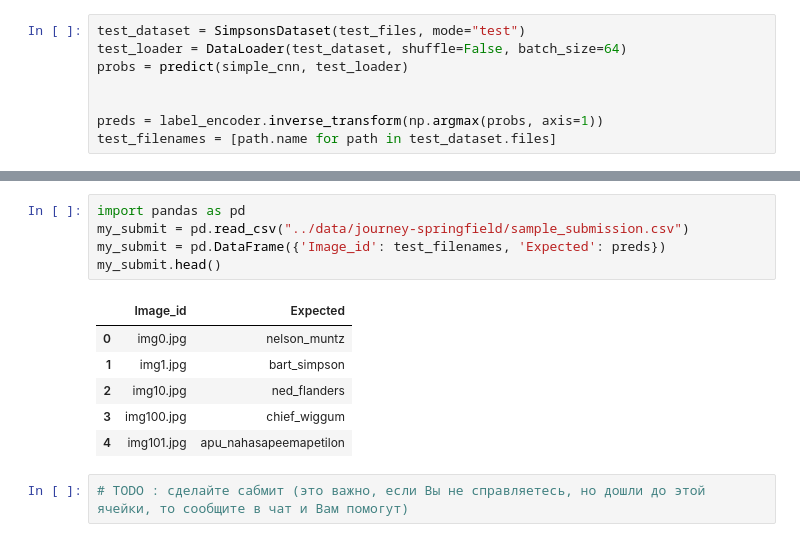
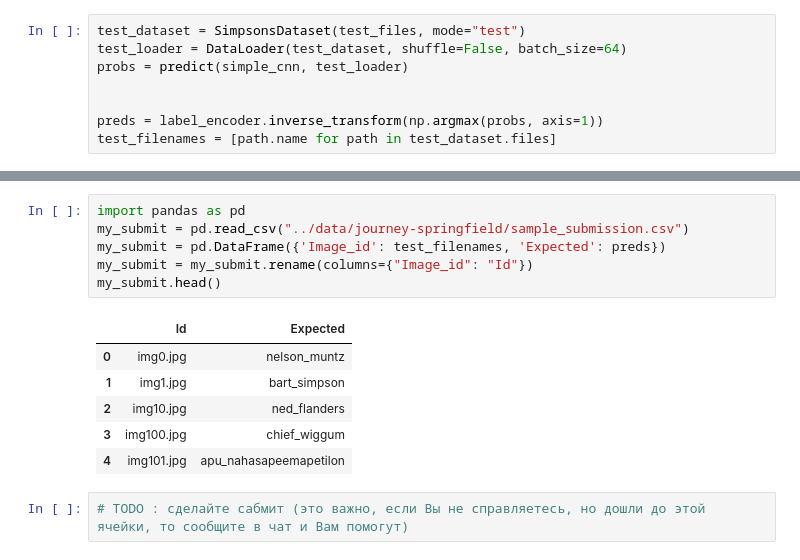
Before and after one commit to Nikc-mk/Deep_Learning_1, a Jupyter notebook: notebooks/simpsons_baseline.ipynb, the cells around one changed output, grey strips where cells are left out. Cells and saved outputs as stored; diff of their text form.

```diff
--- a/notebooks/simpsons_baseline.ipynb
+++ b/notebooks/simpsons_baseline.ipynb
@@ -497,10 +492,11 @@ gdrive                       sample_data        testset
 # %%
 import pandas as pd
 my_submit = pd.read_csv("../data/journey-springfield/sample_submission.csv")
 my_submit = pd.DataFrame({'Image_id': test_filenames, 'Expected': preds})
+my_submit = my_submit.rename(columns={"Image_id": "Id"})
 my_submit.head()
 # %% [output]
-|  | Image_id | Expected |
+|  | Id | Expected |
 | 0 | img0.jpg | nelson_muntz |
 | 1 | img1.jpg | bart_simpson |
 | 2 | img10.jpg | ned_flanders |
```
Also changed, not shown: parts of 6 cells of this notebook, 1 other file.
